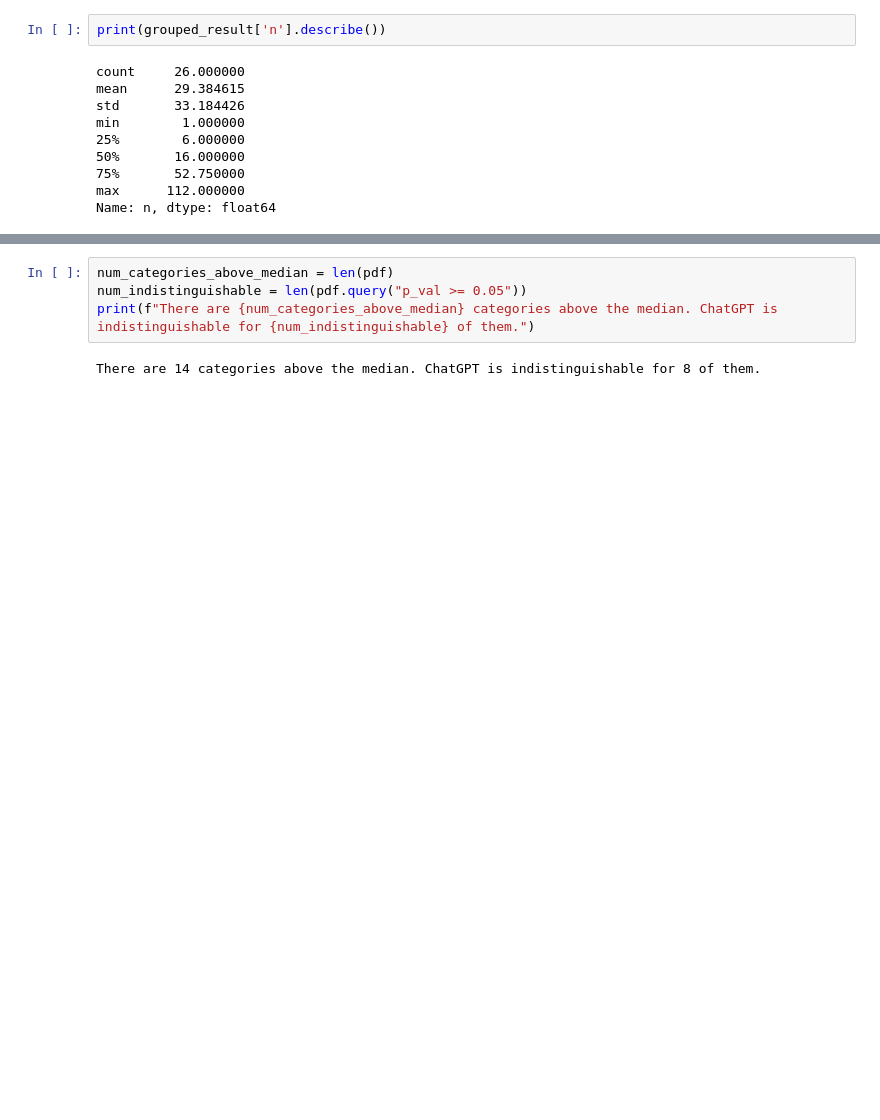
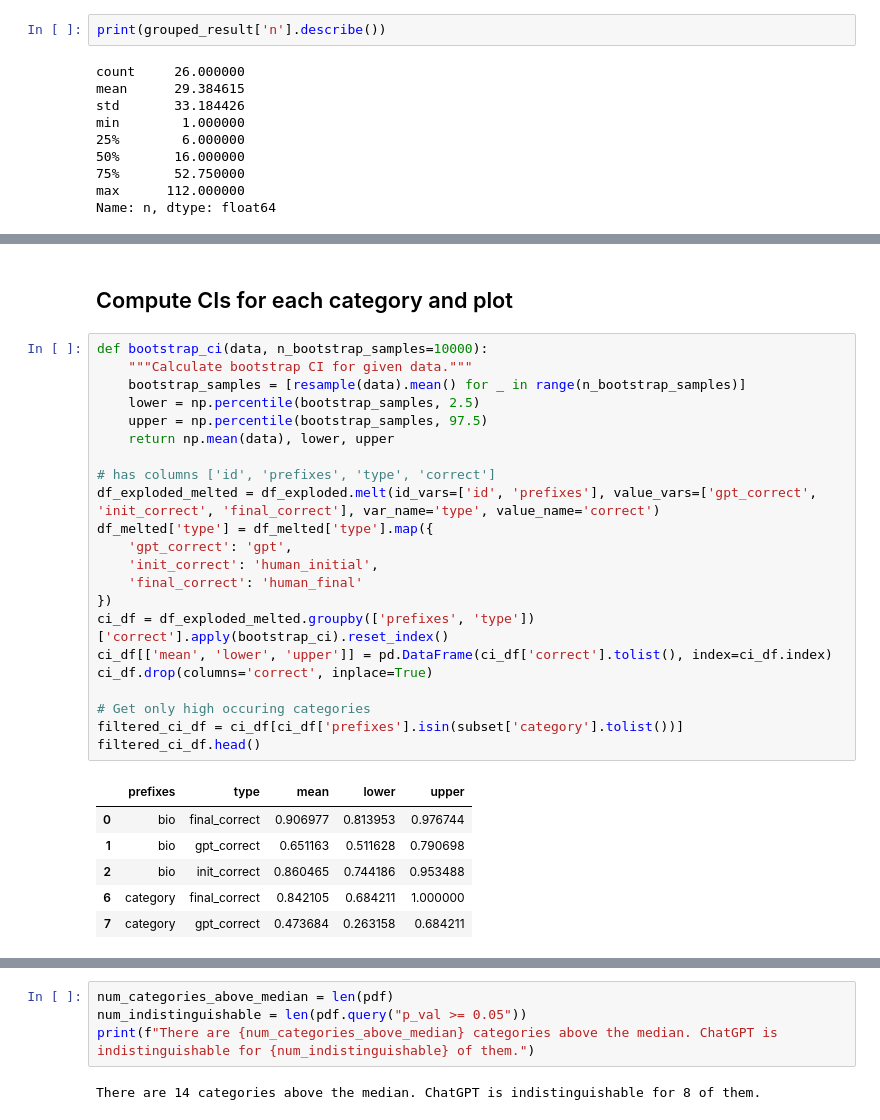
Before and after one commit to josh-ashkinaze/llm_pred, a Jupyter notebook: scripts/analysis/analysis.ipynb, the cells around one changed output, grey strips where cells are left out. Saved outputs shown, nothing was run; the diff lists cells and outputs as text; blank space fills up the shorter version.

```diff
--- a/scripts/analysis/analysis.ipynb
+++ b/scripts/analysis/analysis.ipynb
@@ -356,0 +357,31 @@ See the caveats in the documentation: https://pandas.pydata.org/pandas-docs/stab
+# %% [markdown]
+## Compute CIs for each category and plot
+# %%
+def bootstrap_ci(data, n_bootstrap_samples=10000):
+    """Calculate bootstrap CI for given data."""
+    bootstrap_samples = [resample(data).mean() for _ in range(n_bootstrap_samples)]
+    lower = np.percentile(bootstrap_samples, 2.5)
+    upper = np.percentile(bootstrap_samples, 97.5)
+    return np.mean(data), lower, upper
+
+# has columns ['id', 'prefixes', 'type', 'correct']
+df_exploded_melted = df_exploded.melt(id_vars=['id', 'prefixes'], value_vars=['gpt_correct', 'init_correct', 'final_correct'], var_name='type', value_name='correct')
+df_melted['type'] = df_melted['type'].map({
+    'gpt_correct': 'gpt',
+    'init_correct': 'human_initial',
+    'final_correct': 'human_final'
+})
+ci_df = df_exploded_melted.groupby(['prefixes', 'type'])['correct'].apply(bootstrap_ci).reset_index()
+ci_df[['mean', 'lower', 'upper']] = pd.DataFrame(ci_df['correct'].tolist(), index=ci_df.index)
+ci_df.drop(columns='correct', inplace=True)
+
+# Get only high occuring categories
+filtered_ci_df = ci_df[ci_df['prefixes'].isin(subset['category'].tolist())]
+filtered_ci_df.head()
+# %% [output]
+|  | prefixes | type | mean | lower | upper |
+| 0 | bio | final_correct | 0.906977 | 0.813953 | 0.976744 |
+| 1 | bio | gpt_correct | 0.651163 | 0.511628 | 0.790698 |
+| 2 | bio | init_correct | 0.860465 | 0.744186 | 0.953488 |
+| 6 | category | final_correct | 0.842105 | 0.684211 | 1.000000 |
+| 7 | category | gpt_correct | 0.473684 | 0.263158 | 0.684211 |
```
Also changed, not shown: parts of 10 cells of this notebook.
